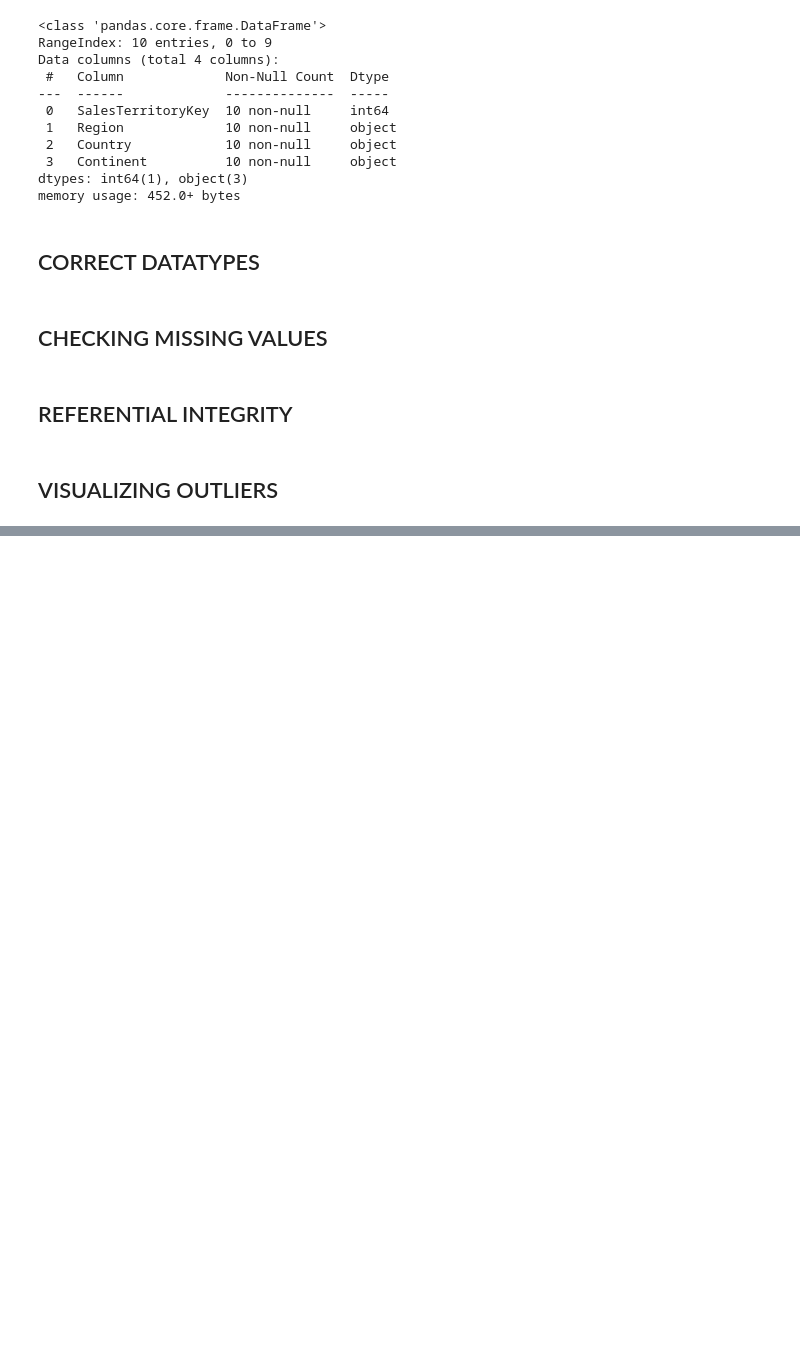
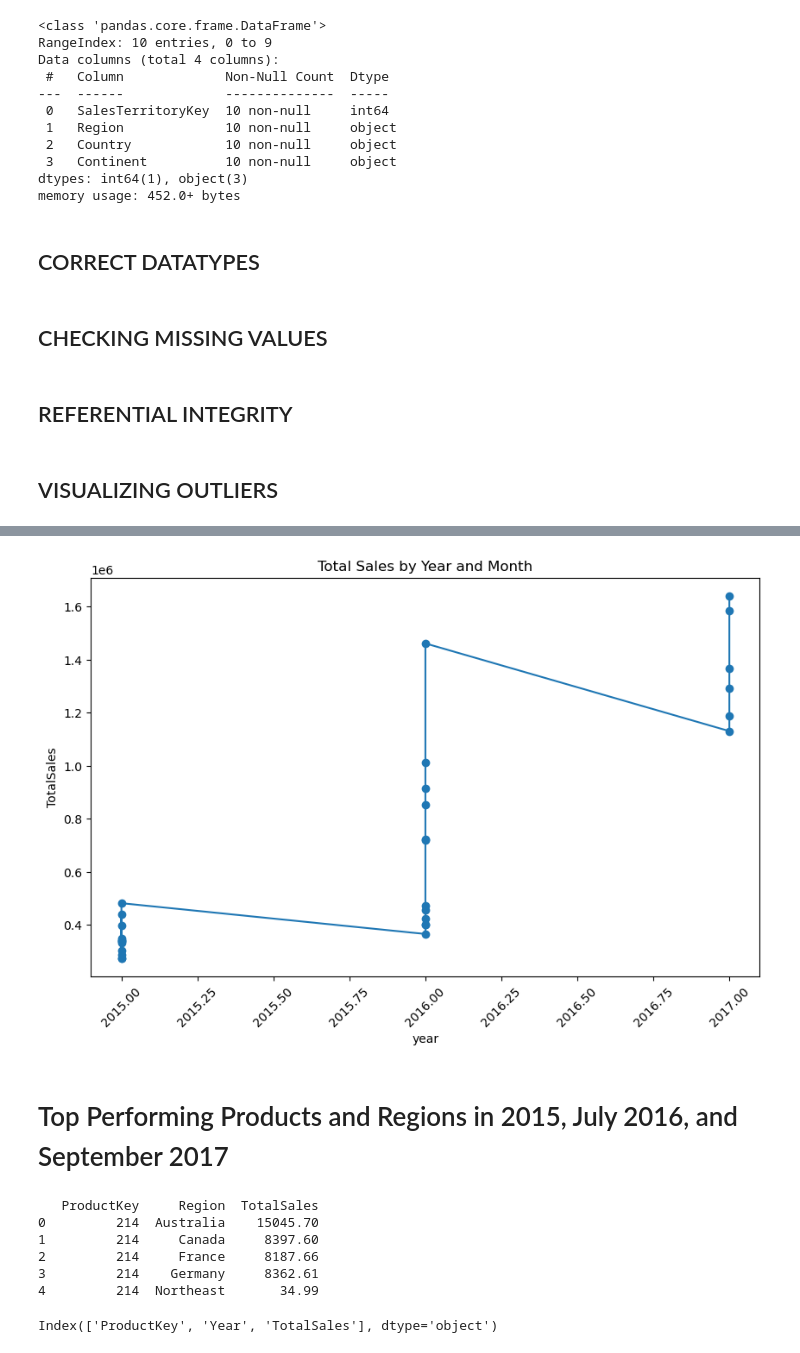
Before and after one commit to ajamolebalikis/AdventureWorks_PythonProject, a Jupyter notebook: AdventureWorks_Python Project.ipynb, the cells around one changed output, grey strips where cells are left out. Saved outputs shown, nothing was run; the diff lists cells and outputs as text; code cells hidden in the pictures; blank space fills up the shorter version.

```diff
--- a/AdventureWorks_Python Project.ipynb
+++ b/AdventureWorks_Python Project.ipynb
@@ -298,0 +261,28 @@ df_cleaned.to_csv('cleaned_data.csv', index=False)
+# %%
+# Calculate Totalsales
+sales_data['TotalSales'] = sales_data['OrderQuantity'] * sales_data['ProductPrice']
+# %%
+# Convert OrderDate to datetime format
+sales_data['OrderDate'] = pd.to_datetime(sales_data['OrderDate'])
+# %%
+# Extract year and month from 'OrderDate'
+sales_data['year'] = sales_data['OrderDate'].dt.year
+sales_data['month'] = sales_data['OrderDate'].dt.month
+# %%
+# Group by year and month from 'OrderDate'
+sales_by_year_month = sales_data.groupby(['year', 'month']).agg(TotalSales=('TotalSales', 'sum')).reset_index()
+# %%
+# Plot the total sales by year and month
+import matplotlib.pyplot as plt
+plt.figure(figsize=(10,6))
+plt.plot(sales_by_year_month['year'], sales_by_year_month['TotalSales'], marker='o')
+plt.title('Total Sales by Year and Month')
+plt.xlabel('year')
+plt.ylabel('TotalSales')
+plt.xticks(rotation=45)
+plt.grid(False)
+plt.show()
+# %% [output]
+[figure, added]
+# %% [markdown]
+# Top Performing Products and Regions in 2015, July 2016, and September 2017
@@ -298,0 +303,18 @@ df_cleaned.to_csv('cleaned_data.csv', index=False)
+# %%
+# Group by product and regionto calculate the total sales
+sales_by_product_region = sales_data.groupby(['ProductKey', 'Region']).agg(TotalSales=('TotalSales', 'sum')).reset_index()
+print(sales_by_product_region.head())
+# %% [output]
+   ProductKey     Region  TotalSales
+0         214  Australia    15045.70
+1         214     Canada     8397.60
+2         214     France     8187.66
+3         214    Germany     8362.61
+4         214  Northeast       34.99
+# %%
+print(sales_by_product_region.columns)
+sales_by_product_region = sales_by_product_region.drop(columns=['ProductName'], errors='ignore')
+sales_by_product_region.rename(columns={'ProductName': 'OldProductName'}, inplace=True)
+sales_by_product_region = sales_by_product_region.merge(Dimproducts[['ProductKey', 'ProductName']], on='ProductKey', how='left')
+# %% [output]
+Index(['ProductKey', 'Year', 'TotalSales'], dtype='object')
```
Also changed, not shown: parts of 79 cells of this notebook.
